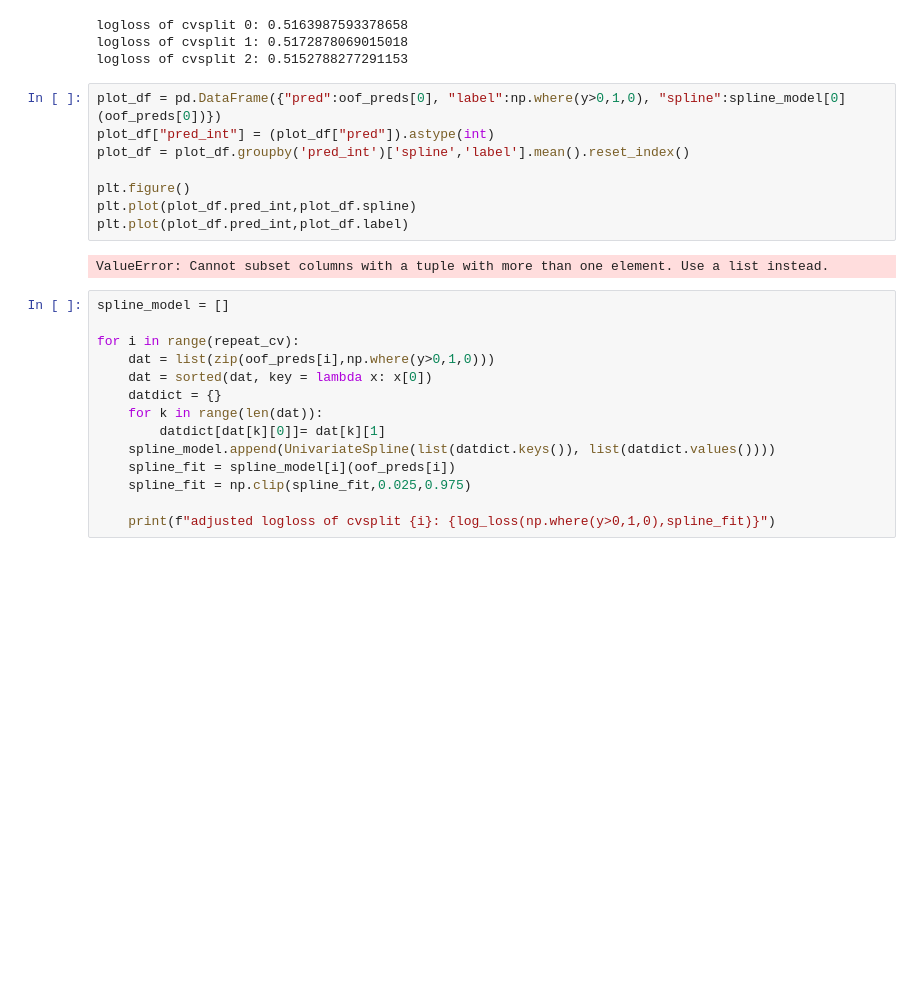
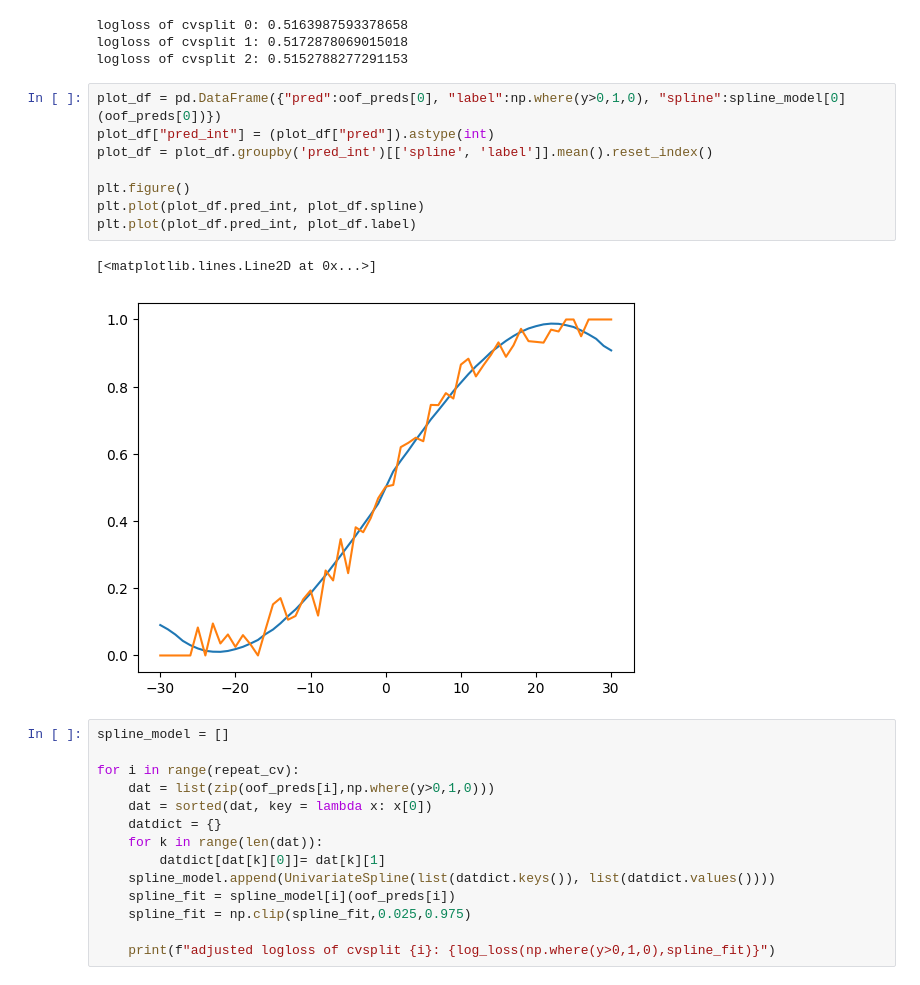
Before and after one commit to brendanlapuma/mmadness-2025, a Jupyter notebook: 2023-winner.ipynb, the cells around one changed output. Drawn from its saved outputs; the diff is of its cells as text; blank space fills up the shorter version.

```diff
--- a/2023-winner.ipynb
+++ b/2023-winner.ipynb
@@ -771,13 +771,14 @@ logloss of cvsplit 2: 0.5152788277291153
 # %%
 plot_df = pd.DataFrame({"pred":oof_preds[0], "label":np.where(y>0,1,0), "spline":spline_model[0](oof_preds[0])})
 plot_df["pred_int"] = (plot_df["pred"]).astype(int)
-plot_df = plot_df.groupby('pred_int')['spline','label'].mean().reset_index()
+plot_df = plot_df.groupby('pred_int')[['spline', 'label']].mean().reset_index()
 
 plt.figure()
-plt.plot(plot_df.pred_int,plot_df.spline)
-plt.plot(plot_df.pred_int,plot_df.label)
+plt.plot(plot_df.pred_int, plot_df.spline)
+plt.plot(plot_df.pred_int, plot_df.label)
 # %% [output]
-ValueError: Cannot subset columns with a tuple with more than one element. Use a list instead.
+[<matplotlib.lines.Line2D at 0x...>]
+[figure, added]
 # %%
 spline_model = []
 
```
Also changed, not shown: parts of 2 cells of this notebook.
